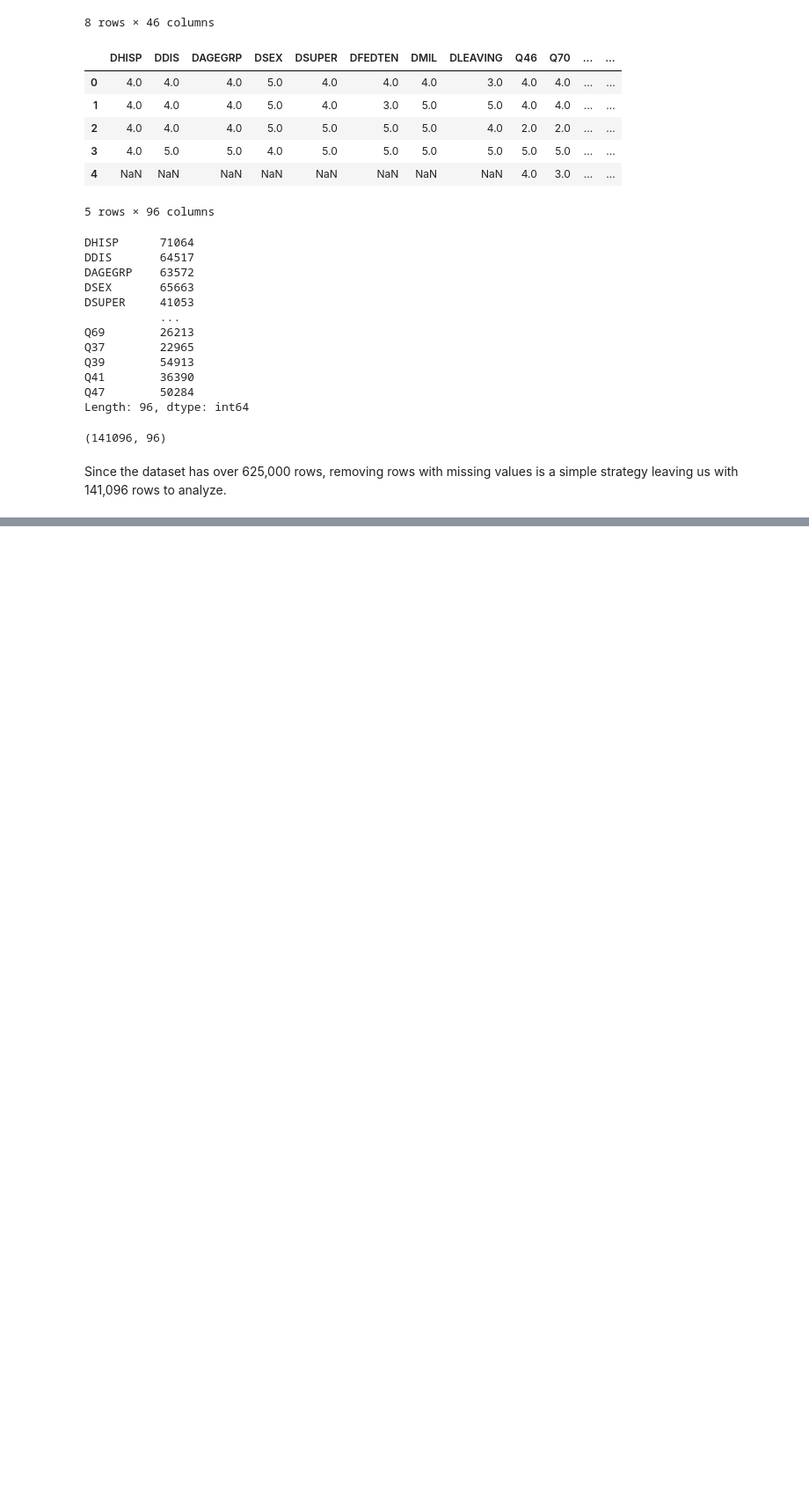
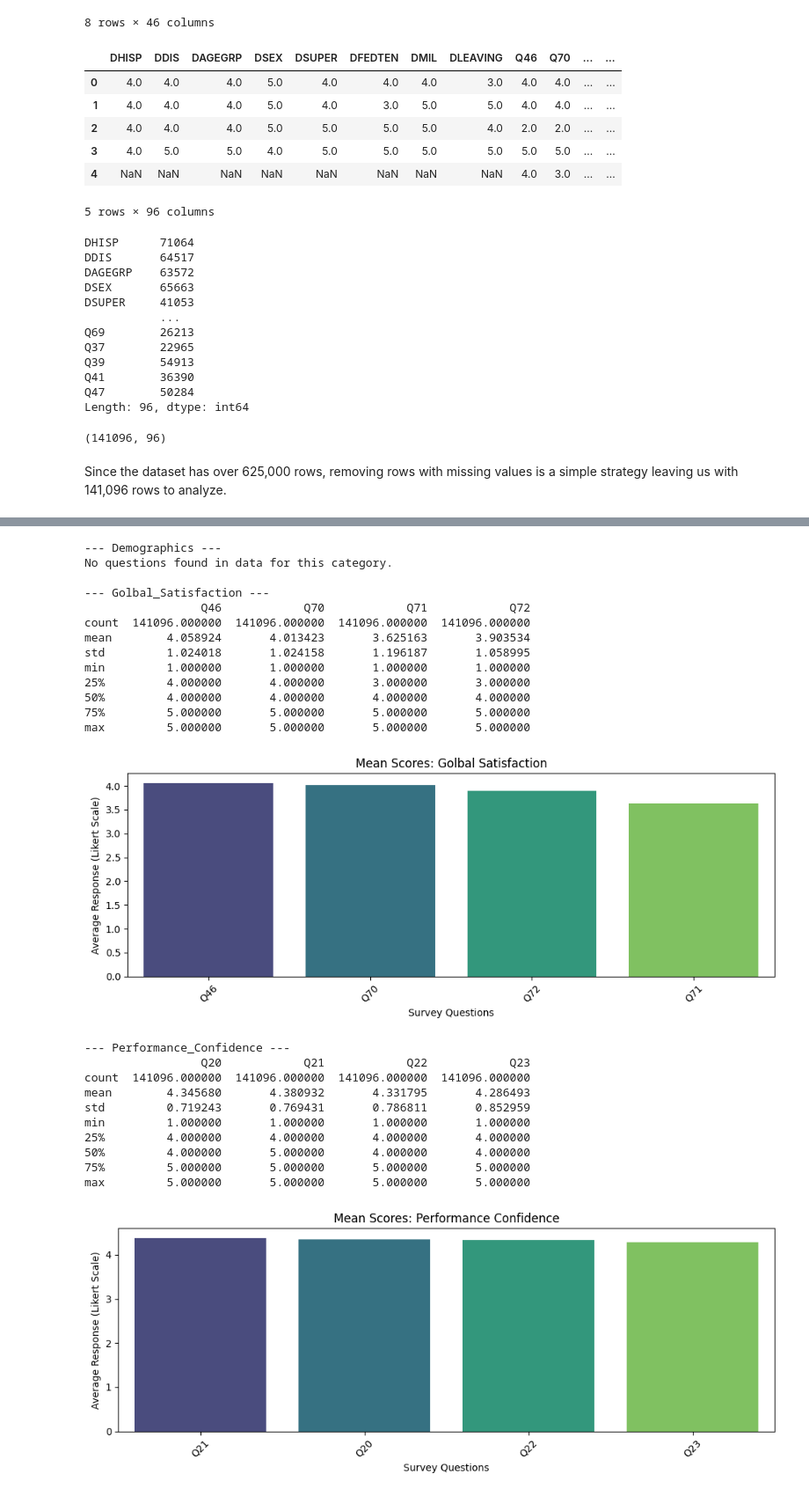
Before and after one commit to sophiaajensen/ADS599_CapstoneProject, a Jupyter notebook: 2023FEV.ipynb, the cells around one changed output, grey strips where cells are left out. Shown at 88% size. Drawn from its saved outputs; the diff is of its cells as text; code cells hidden in the pictures; blank space fills up the shorter version.

```diff
--- a/2023FEV.ipynb
+++ b/2023FEV.ipynb
@@ -128,0 +241,60 @@ Since the dataset has over 625,000 rows, removing rows with missing values is a
+# %%
+# Note: This function was obtained from Chat GPT and modified to fit the context of the FEVS data analysis
+
+def survey_category_summary(df_clean, question_list, category_name):
+    print(f"\n--- {category_name} ---")
+
+    # Filter questions that exist in dataframe
+    existing_questions = [q for q in question_list if q in df_clean.columns]
+    if not existing_questions:
+        print("No questions found in data for this category.")
+        return
+
+    # Convert to numeric and handle errors if any
+    df_numeric = df_clean[existing_questions].apply(pd.to_numeric, errors='coerce')
+
+    print(df_numeric.describe())
+
+    # Calculate mean
+    mean_scores = df_numeric.mean().sort_values(ascending=False)
+
+    # Plotting the mean scores
+    plt.figure(figsize=(10, 4))
+    sns.barplot(x=mean_scores.index, y=mean_scores.values, palette="viridis")
+    plt.title(f"Mean Scores: {category_name.replace('_', ' ')}")
+    plt.ylabel("Average Response (Likert Scale)")
+    plt.xlabel("Survey Questions")
+    plt.xticks(rotation=45)
+    plt.tight_layout()
+    plt.show()
+# %%
+# Generate summary for each category in the survey
+for category, questions in categories.items():
+    if isinstance(questions, list):
+        survey_category_summary(df_clean, questions, category)
+# %% [output]
+--- Demographics ---
+No questions found in data for this category.
+
+--- Golbal_Satisfaction ---
+                 Q46            Q70            Q71            Q72
+count  141096.000000  141096.000000  141096.000000  141096.000000
+mean        4.058924       4.013423       3.625163       3.903534
+std         1.024018       1.024158       1.196187       1.058995
+min         1.000000       1.000000       1.000000       1.000000
+25%         4.000000       4.000000       3.000000       3.000000
+50%         4.000000       4.000000       4.000000       4.000000
+75%         5.000000       5.000000       5.000000       5.000000
+max         5.000000       5.000000       5.000000       5.000000
+[figure, added]
+--- Performance_Confidence ---
+                 Q20            Q21            Q22            Q23
+count  141096.000000  141096.000000  141096.000000  141096.000000
+mean        4.345680       4.380932       4.331795       4.286493
+std         0.719243       0.769431       0.786811       0.852959
+min         1.000000       1.000000       1.000000       1.000000
+25%         4.000000       4.000000       4.000000       4.000000
+50%         4.000000       5.000000       4.000000       4.000000
+75%         5.000000       5.000000       5.000000       5.000000
+max         5.000000       5.000000       5.000000       5.000000
+[figure, added]
```
Also changed, not shown: parts of 17 cells of this notebook, 2 other files.
